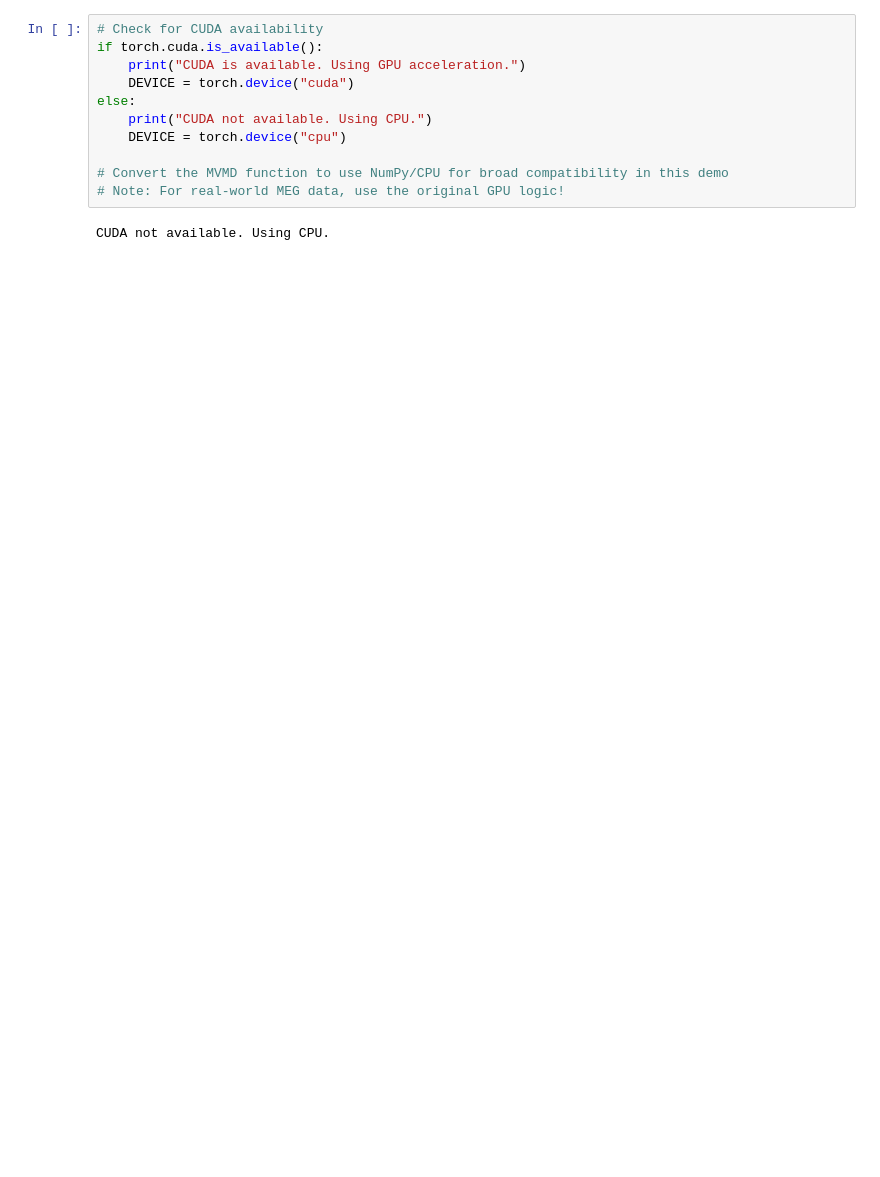
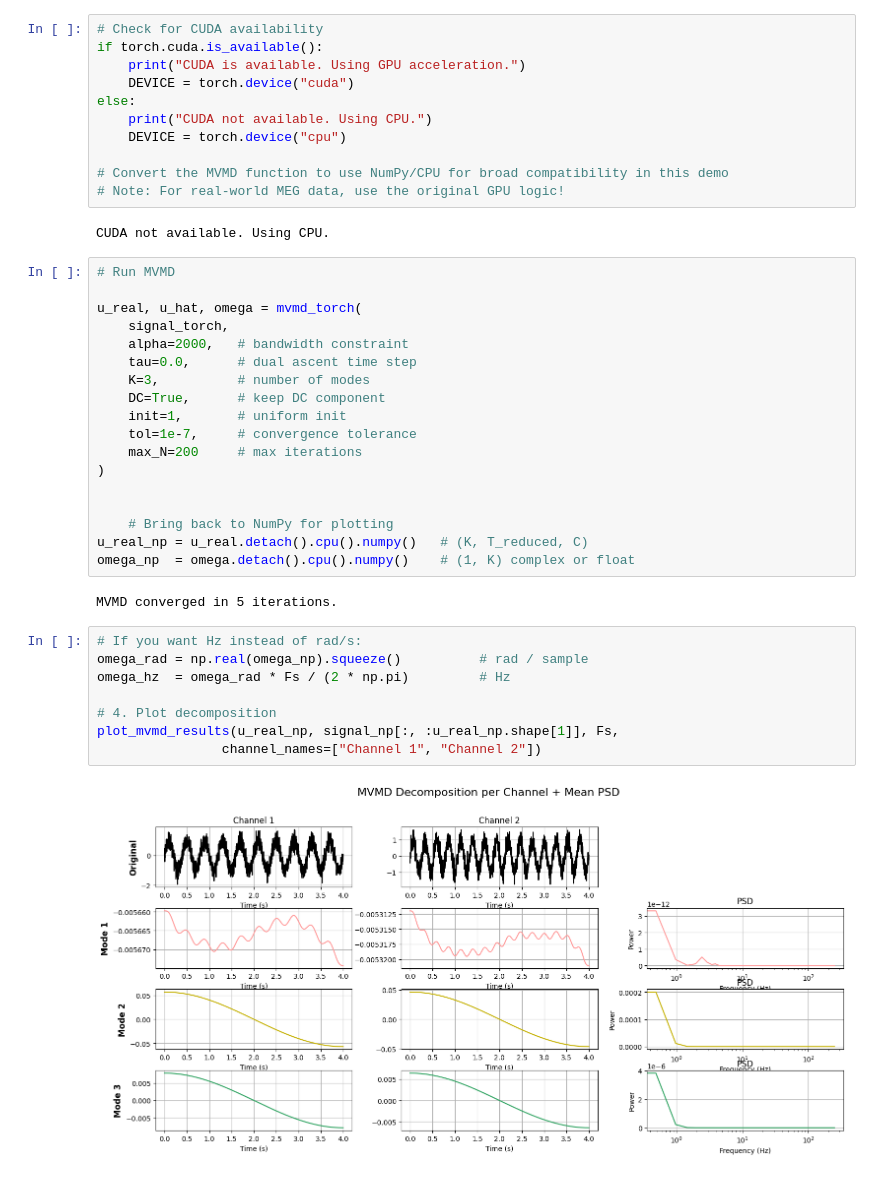
Before and after one commit to sbendimerad/mfa-internship, a Jupyter notebook: notebooks/extras/strating_notebooks/EMD_VMD_MVMD_Decomposition.ipynb, the cells around one changed output. Cells and saved outputs as stored; diff of their text form; blank space fills up the shorter version.

Commit message:
add mvmd

```diff
--- a/notebooks/extras/strating_notebooks/EMD_VMD_MVMD_Decomposition.ipynb
+++ b/notebooks/extras/strating_notebooks/EMD_VMD_MVMD_Decomposition.ipynb
@@ -579,3 +579,33 @@ else:
 # Note: For real-world MEG data, use the original GPU logic!
 # %% [output]
 CUDA not available. Using CPU.
+# %%
+# Run MVMD
+
+u_real, u_hat, omega = mvmd_torch(
+    signal_torch,
+    alpha=2000,   # bandwidth constraint
+    tau=0.0,      # dual ascent time step
+    K=3,          # number of modes
+    DC=True,      # keep DC component
+    init=1,       # uniform init
+    tol=1e-7,     # convergence tolerance
+    max_N=200     # max iterations
+)
+
+
+    # Bring back to NumPy for plotting
+u_real_np = u_real.detach().cpu().numpy()   # (K, T_reduced, C)
+omega_np  = omega.detach().cpu().numpy()    # (1, K) complex or float
+# %% [output]
+MVMD converged in 5 iterations.
+# %%
+# If you want Hz instead of rad/s:
+omega_rad = np.real(omega_np).squeeze()          # rad / sample
+omega_hz  = omega_rad * Fs / (2 * np.pi)         # Hz
+
+# 4. Plot decomposition
+plot_mvmd_results(u_real_np, signal_np[:, :u_real_np.shape[1]], Fs,
+                channel_names=["Channel 1", "Channel 2"])
+# %% [output]
+[figure, added]
```
Also changed, not shown: parts of 7 cells of this notebook, 1 other file.
